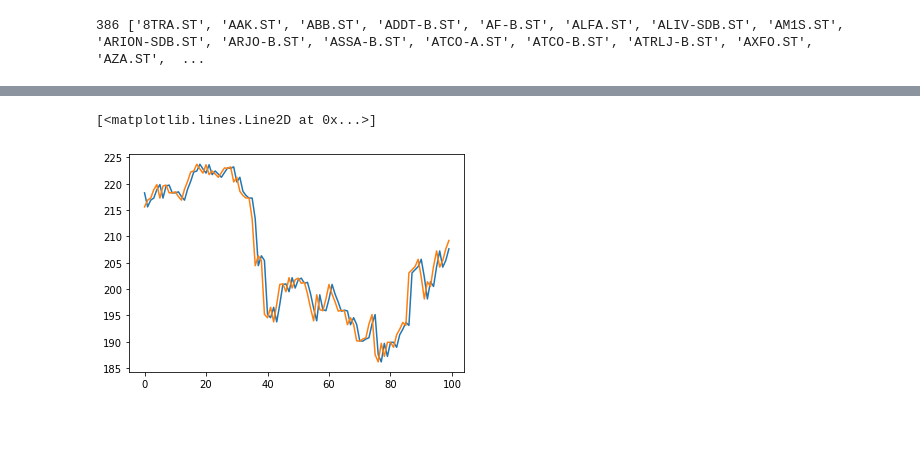
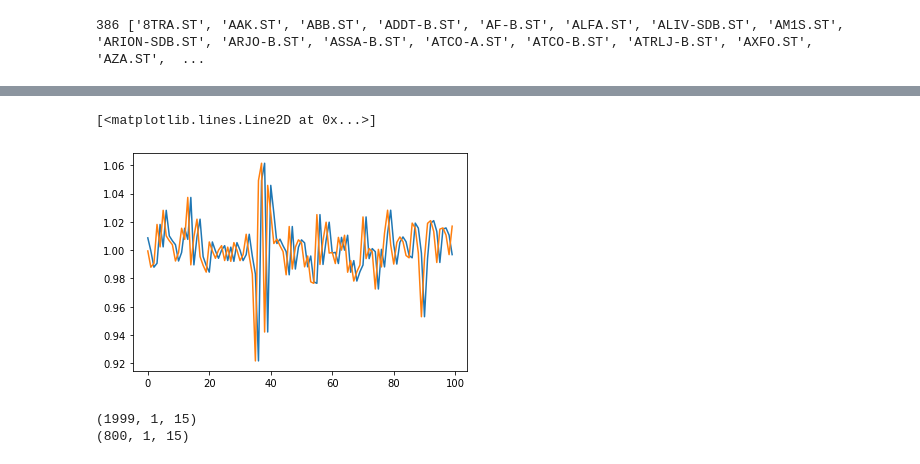
Before and after one commit to tekniktomten/LSTM-for-predicting-returns, a Jupyter notebook: LSTM.ipynb, the cells around one changed output, grey strips where cells are left out. Drawn from its saved outputs; the diff is of its cells as text; code cells hidden in the pictures; blank space fills up the shorter version.

```diff
--- a/LSTM.ipynb
+++ b/LSTM.ipynb
@@ -14,8 +16,10 @@ for i in range(len(tickers)):
 print(len(tickers), tickers)
 # %% [output]
 386 ['8TRA.ST', 'AAK.ST', 'ABB.ST', 'ADDT-B.ST', 'AF-B.ST', 'ALFA.ST', 'ALIV-SDB.ST', 'AM1S.ST', 'ARION-SDB.ST', 'ARJO-B.ST', 'ASSA-B.ST', 'ATCO-A.ST', 'ATCO-B.ST', 'ATRLJ-B.ST', 'AXFO.ST', 'AZA.ST',  ...
+# %%
+OMX_raw = web.DataReader(tickers[2:5], 'yahoo', start, end)
 # %%
-OMX = web.DataReader(tickers[0:3], 'yahoo', start, end)
+OMX = OMX_raw.copy()
 OMX["Open"] = OMX["Open"] * OMX["Adj Close"] / OMX["Close"]
 OMX.rename(columns={"Open":"Adj Open"}, inplace=True)
 OMX["High"] = OMX["High"] * OMX["Adj Close"] / OMX["Close"]
@@ -43 +47,8 @@ OMX
 2802 rows × 15 columns
+# %%
+OMX["Adj Close"] = OMX["Adj Close"]/OMX["Adj Open"]
+OMX["Adj High"] = OMX["Adj High"]/OMX["Adj Open"]
+OMX["Adj Low"] = OMX["Adj Low"]/OMX["Adj Open"]
+OMX["Adj Open"] = OMX["Adj Open"]/OMX["Adj Open"].shift(1)
+OMX = OMX.iloc[1:]
+OMX
@@ -50,10 +77,13 @@ val = data[split:, :]
 
 trainX = train[:, :]
 trainX = train[:-1, :]
-trainY = train[:, :4]
-trainY = trainY[1:, :]
+trainy = train[:, :3]
+trainy = trainy[1:, :]
 
 valX = val[:, :]
 valX = val[:-1, :]
-valY = val[:, :4]
-valY = valY[1:, :]
+valy = val[:, :3]
+valy = valy[1:, :]
+
+print(trainX.shape, trainy.shape)
+print(valX.shape, valy.shape)
@@ -60,6 +100,17 @@ valY = valY[1:, :]
 # %%
 plt.plot(valX[:100, 2])
-plt.plot(valY[:100, 2])
+plt.plot(valy[:100, 2])
 # %% [output]
 [<matplotlib.lines.Line2D at 0x...>]
-[figure, old version]
+[figure, new version]
+# %%
+# reshape input to be 3D [samples, timesteps, features]
+# seems like this is necessary?
+trainX = trainX.reshape((trainX.shape[0], 1, trainX.shape[1]))
+valX = valX.reshape((valX.shape[0], 1, valX.shape[1]))
+
+print(trainX.shape)
+print(valX.shape)
+# %% [output]
+(1999, 1, 15)
+(800, 1, 15)
```
Also changed, not shown: parts of 10 cells of this notebook.
